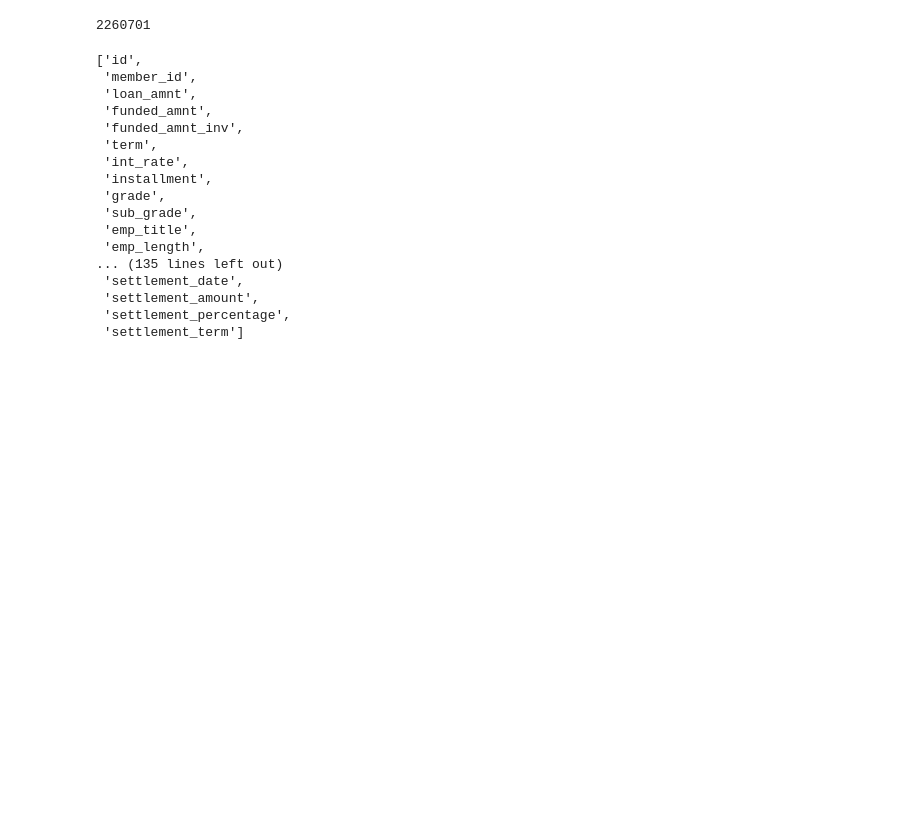
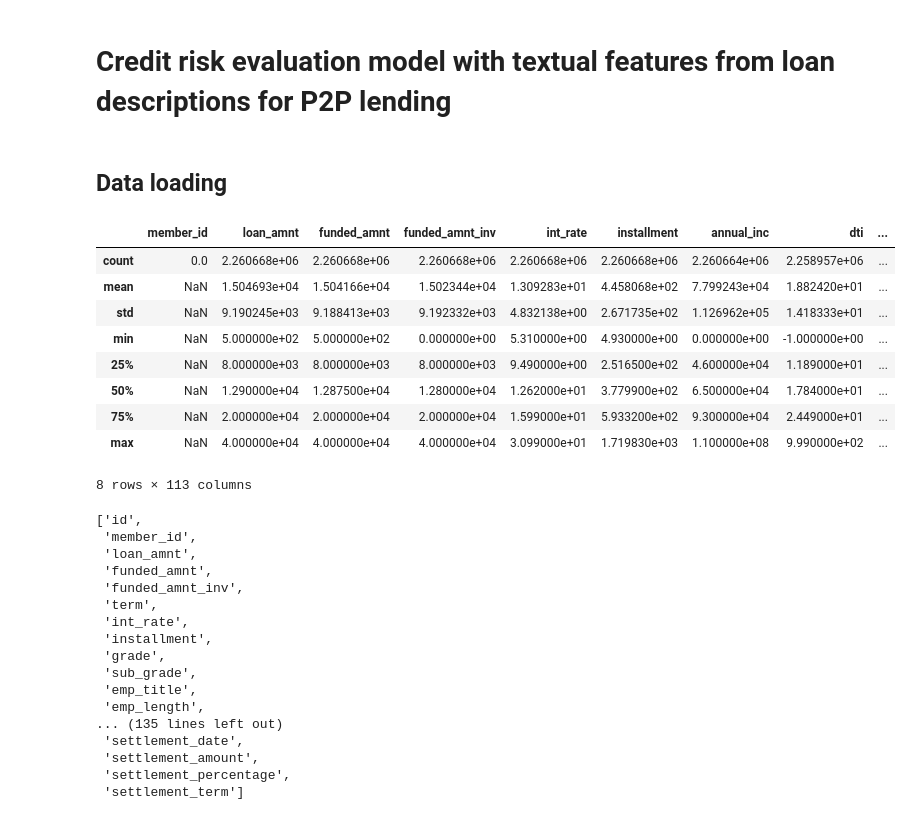
Before and after one commit to JonahNiklas/Pre-project-transformer, a Jupyter notebook: clean_data.ipynb, the cells around one changed output. Drawn from its saved outputs; the diff is of its cells as text; code cells hidden in the pictures; blank space fills up the shorter version.

```diff
--- a/clean_data.ipynb
+++ b/clean_data.ipynb
@@ -1,13 +1,21 @@
+# %% [markdown]
+# Credit risk evaluation model with textual features from loan descriptions for P2P lending
+# %% [markdown]
+## Data loading
 # %%
 import pandas as pd
 
-# Read the file
-df = pd.read_csv('data/accepted_2007_to_2018q4.csv')
-
-# Count the number of rows
-row_count = len(df)
-
-row_count
+raw_data = pd.read_csv('data/accepted_2007_to_2018q4.csv')
+raw_data.describe()
 # %% [output]
+|  | member_id | loan_amnt | funded_amnt | funded_amnt_inv | int_rate | installment | annual_inc | dti | ... |
+| count | 0.0 | 2.260668e+06 | 2.260668e+06 | 2.260668e+06 | 2.260668e+06 | 2.260668e+06 | 2.260664e+06 | 2.258957e+06 | ... |
+| mean | NaN | 1.504693e+04 | 1.504166e+04 | 1.502344e+04 | 1.309283e+01 | 4.458068e+02 | 7.799243e+04 | 1.882420e+01 | ... |
+| std | NaN | 9.190245e+03 | 9.188413e+03 | 9.192332e+03 | 4.832138e+00 | 2.671735e+02 | 1.126962e+05 | 1.418333e+01 | ... |
+| min | NaN | 5.000000e+02 | 5.000000e+02 | 0.000000e+00 | 5.310000e+00 | 4.930000e+00 | 0.000000e+00 | -1.000000e+00 | ... |
+| 25% | NaN | 8.000000e+03 | 8.000000e+03 | 8.000000e+03 | 9.490000e+00 | 2.516500e+02 | 4.600000e+04 | 1.189000e+01 | ... |
+| 50% | NaN | 1.290000e+04 | 1.287500e+04 | 1.280000e+04 | 1.262000e+01 | 3.779900e+02 | 6.500000e+04 | 1.784000e+01 | ... |
+| 75% | NaN | 2.000000e+04 | 2.000000e+04 | 2.000000e+04 | 1.599000e+01 | 5.933200e+02 | 9.300000e+04 | 2.449000e+01 | ... |
+| max | NaN | 4.000000e+04 | 4.000000e+04 | 4.000000e+04 | 3.099000e+01 | 1.719830e+03 | 1.100000e+08 | 9.990000e+02 | ... |
-2260701
+8 rows × 113 columns
 # %%
```
Also changed, not shown: parts of 8 cells of this notebook.
